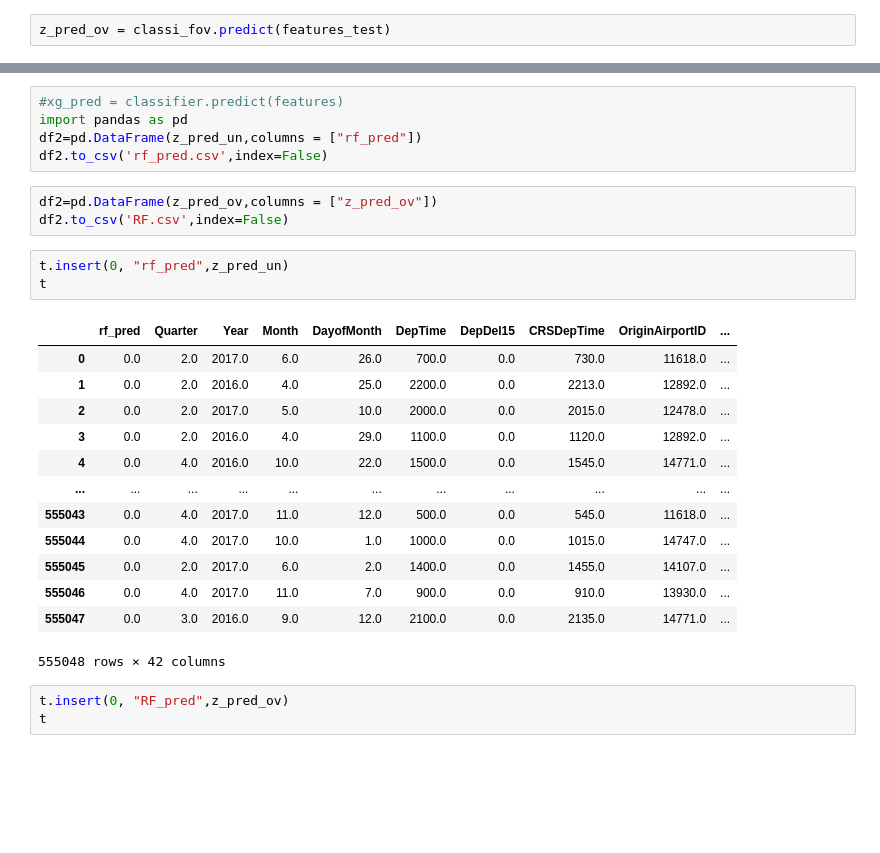
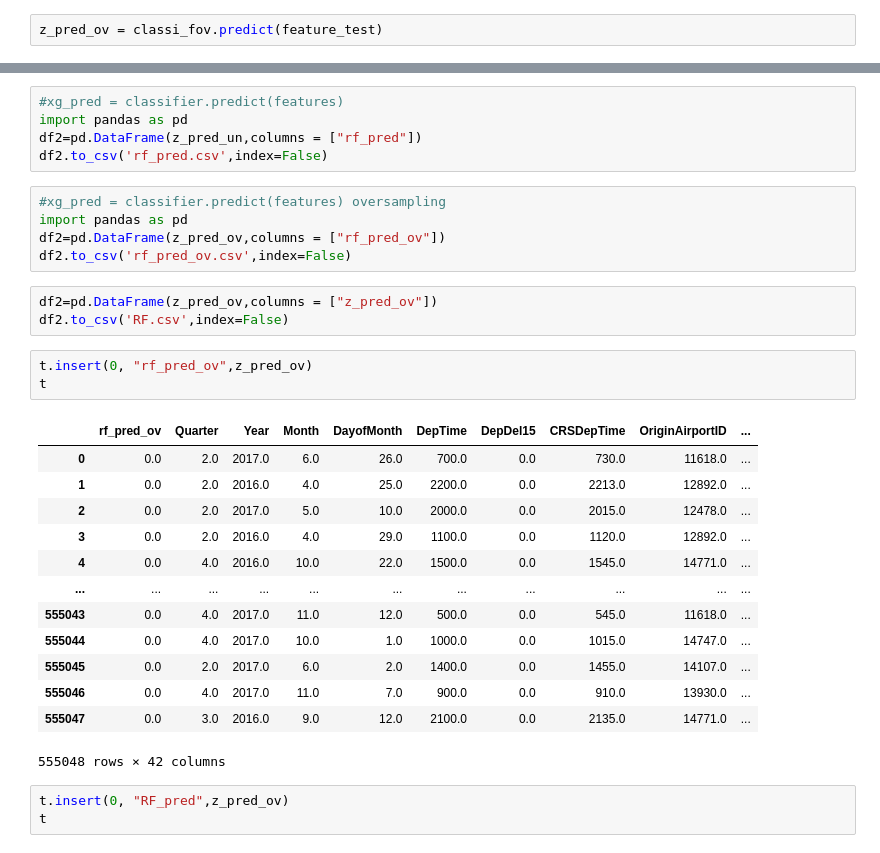
Before and after one commit to AMVamsi/Flight_Delay_Prediction, a Jupyter notebook: Classification.ipynb, the cells around one changed output, grey strips where cells are left out. Saved outputs shown, nothing was run; the diff lists cells and outputs as text; blank space fills up the shorter version.

```diff
--- a/Classification.ipynb
+++ b/Classification.ipynb
@@ -254,7 +254,7 @@ z_pred = classi_f.predict(features_test)
 # %%
 z_pred_un = classi_fun.predict(features_test)
 # %%
-z_pred_ov = classi_fov.predict(features_test)
+z_pred_ov = classi_fov.predict(feature_test)
 # %%
 #without sampling
 print(classification_report(labels_test,z_pred))
@@ -395,14 +395,19 @@ weighted avg       0.83      0.71      0.73    555048
 import pandas as pd
 df2=pd.DataFrame(z_pred_un,columns = ["rf_pred"])
 df2.to_csv('rf_pred.csv',index=False)
+# %%
+#xg_pred = classifier.predict(features) oversampling
+import pandas as pd
+df2=pd.DataFrame(z_pred_ov,columns = ["rf_pred_ov"])
+df2.to_csv('rf_pred_ov.csv',index=False)
 # %%
 df2=pd.DataFrame(z_pred_ov,columns = ["z_pred_ov"])
 df2.to_csv('RF.csv',index=False)
 # %%
-t.insert(0, "rf_pred",z_pred_un)
+t.insert(0, "rf_pred_ov",z_pred_ov)
 t
 # %% [output]
-|  | rf_pred | Quarter | Year | Month | DayofMonth | DepTime | DepDel15 | CRSDepTime | OriginAirportID | ... |
+|  | rf_pred_ov | Quarter | Year | Month | DayofMonth | DepTime | DepDel15 | CRSDepTime | OriginAirportID | ... |
 | 0 | 0.0 | 2.0 | 2017.0 | 6.0 | 26.0 | 700.0 | 0.0 | 730.0 | 11618.0 | ... |
 | 1 | 0.0 | 2.0 | 2016.0 | 4.0 | 25.0 | 2200.0 | 0.0 | 2213.0 | 12892.0 | ... |
 | 2 | 0.0 | 2.0 | 2017.0 | 5.0 | 10.0 | 2000.0 | 0.0 | 2015.0 | 12478.0 | ... |
```
Also changed, not shown: parts of 3 cells of this notebook.
